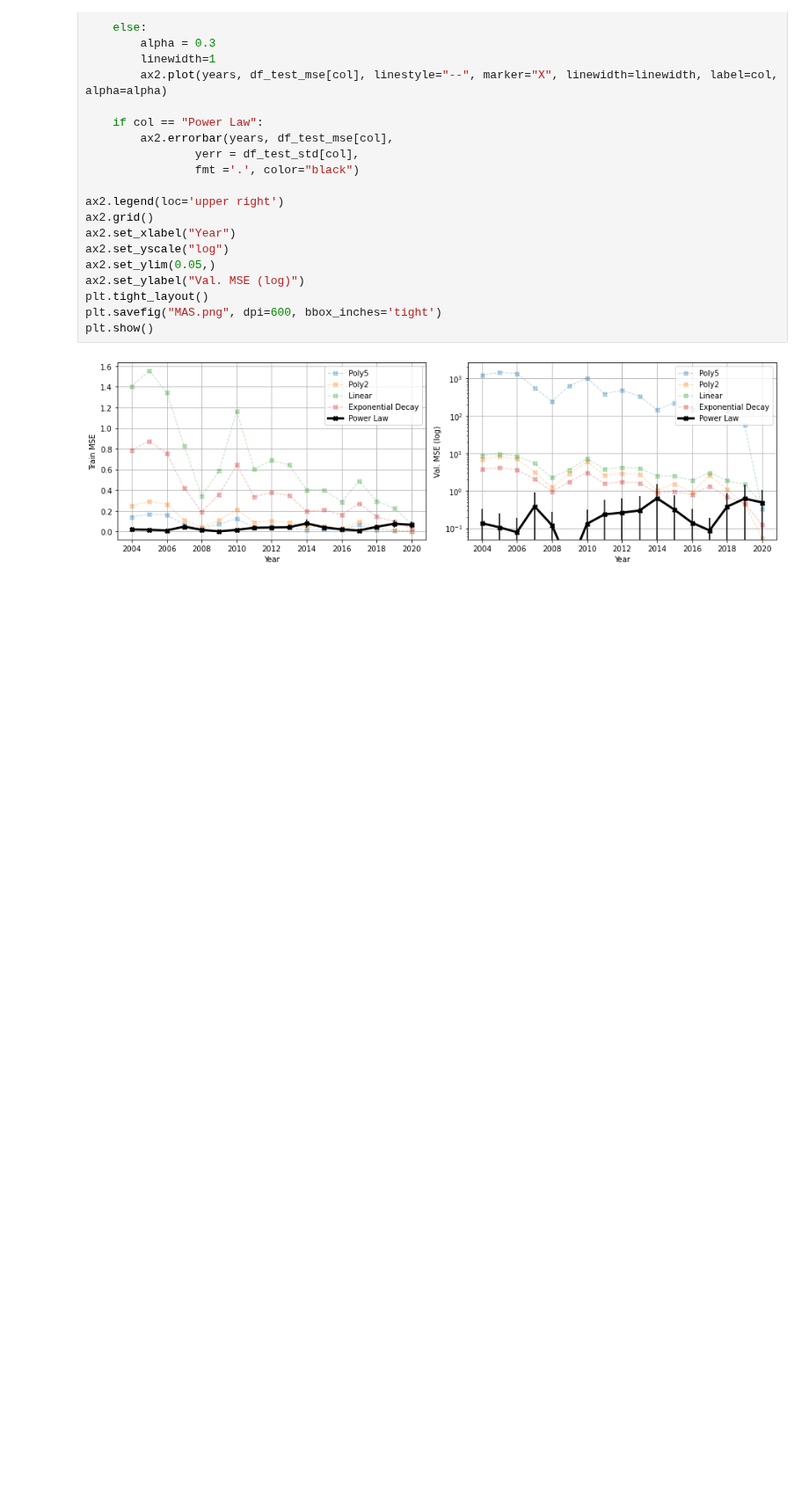
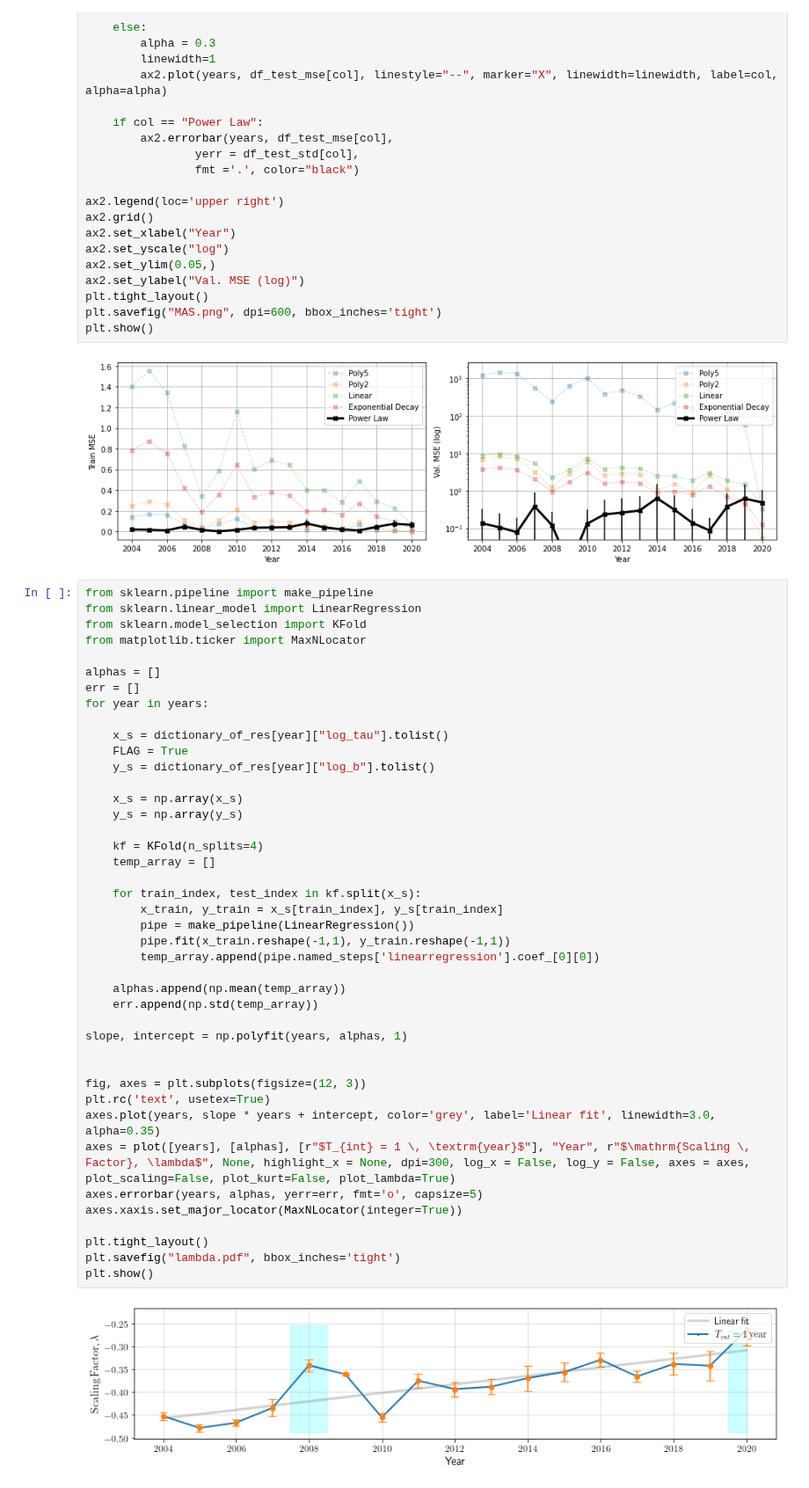
Before and after one commit to pholur/stock-market, a Jupyter notebook: Plotters/model_architecture_search.ipynb, the cells around one changed output. Shown at 88% size. Cells and saved outputs as stored; diff of their text form; blank space fills up the shorter version.

```diff
--- a/Plotters/model_architecture_search.ipynb
+++ b/Plotters/model_architecture_search.ipynb
@@ -219,3 +219,47 @@ plt.savefig("MAS.png", dpi=600, bbox_inches='tight')
 plt.show()
 # %% [output]
 [figure]
+# %%
+from sklearn.pipeline import make_pipeline
+from sklearn.linear_model import LinearRegression
+from sklearn.model_selection import KFold
+from matplotlib.ticker import MaxNLocator
+
+alphas = []
+err = []
+for year in years:
+
+    x_s = dictionary_of_res[year]["log_tau"].tolist()
+    FLAG = True
+    y_s = dictionary_of_res[year]["log_b"].tolist()
+
+    x_s = np.array(x_s)
+    y_s = np.array(y_s)
+
+    kf = KFold(n_splits=4)
+    temp_array = []
+
+    for train_index, test_index in kf.split(x_s):
+        x_train, y_train = x_s[train_index], y_s[train_index]
+        pipe = make_pipeline(LinearRegression())
+        pipe.fit(x_train.reshape(-1,1), y_train.reshape(-1,1))
+        temp_array.append(pipe.named_steps['linearregression'].coef_[0][0])
+
+    alphas.append(np.mean(temp_array))
+    err.append(np.std(temp_array))
+
+slope, intercept = np.polyfit(years, alphas, 1)
+
+
+fig, axes = plt.subplots(figsize=(12, 3))
+plt.rc('text', usetex=True)
+axes.plot(years, slope * years + intercept, color='grey', label='Linear fit', linewidth=3.0, alpha=0.35)
+axes = plot([years], [alphas], [r"$T_{int} = 1 \, \textrm{year}$"], "Year", r"$\mathrm{Scaling \, Factor}, \lambda$", None, highlight_x = None, dpi=300, log_x = False, log_y = False, axes = axes, plot_scaling=False, plot_kurt=False, plot_lambda=True)
+axes.errorbar(years, alphas, yerr=err, fmt='o', capsize=5)
+axes.xaxis.set_major_locator(MaxNLocator(integer=True))
+
+plt.tight_layout()
+plt.savefig("lambda.pdf", bbox_inches='tight')
+plt.show()
+# %% [output]
+[figure, added]
```
Also changed, not shown: 9 other files.
